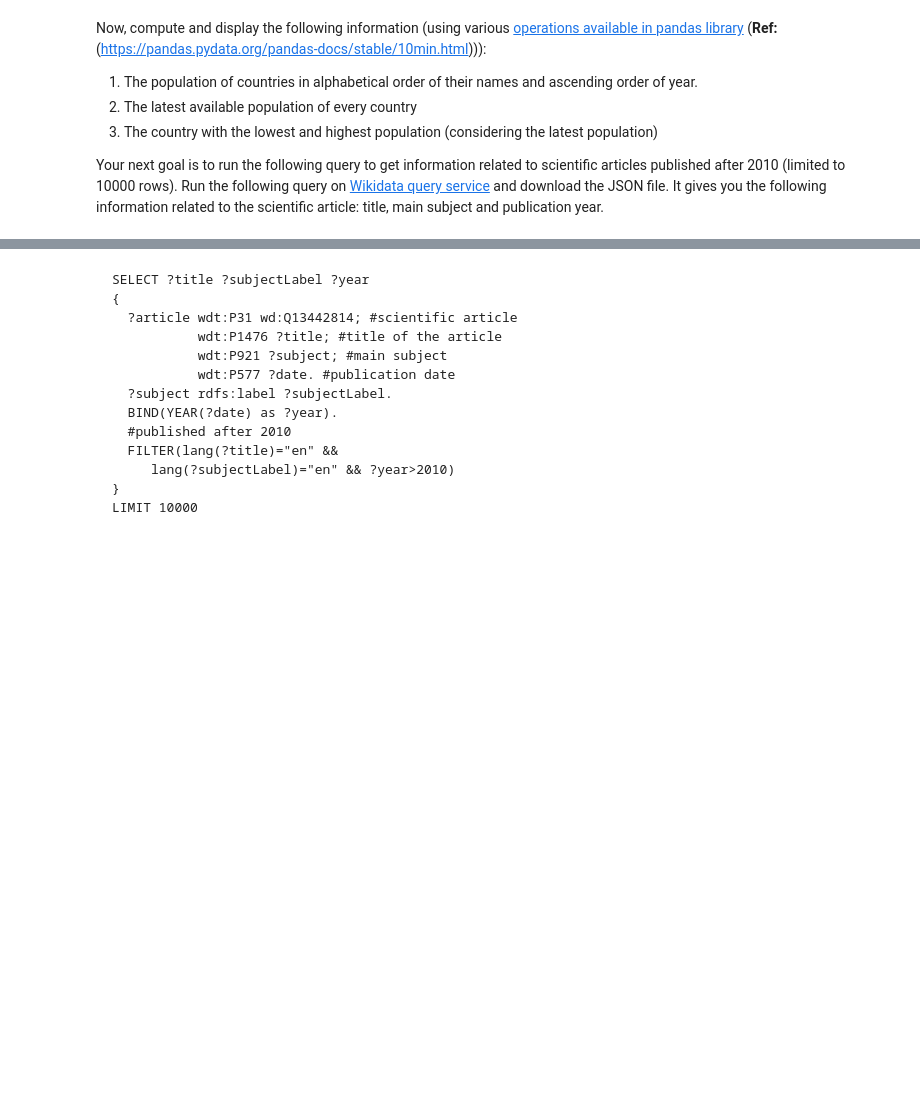
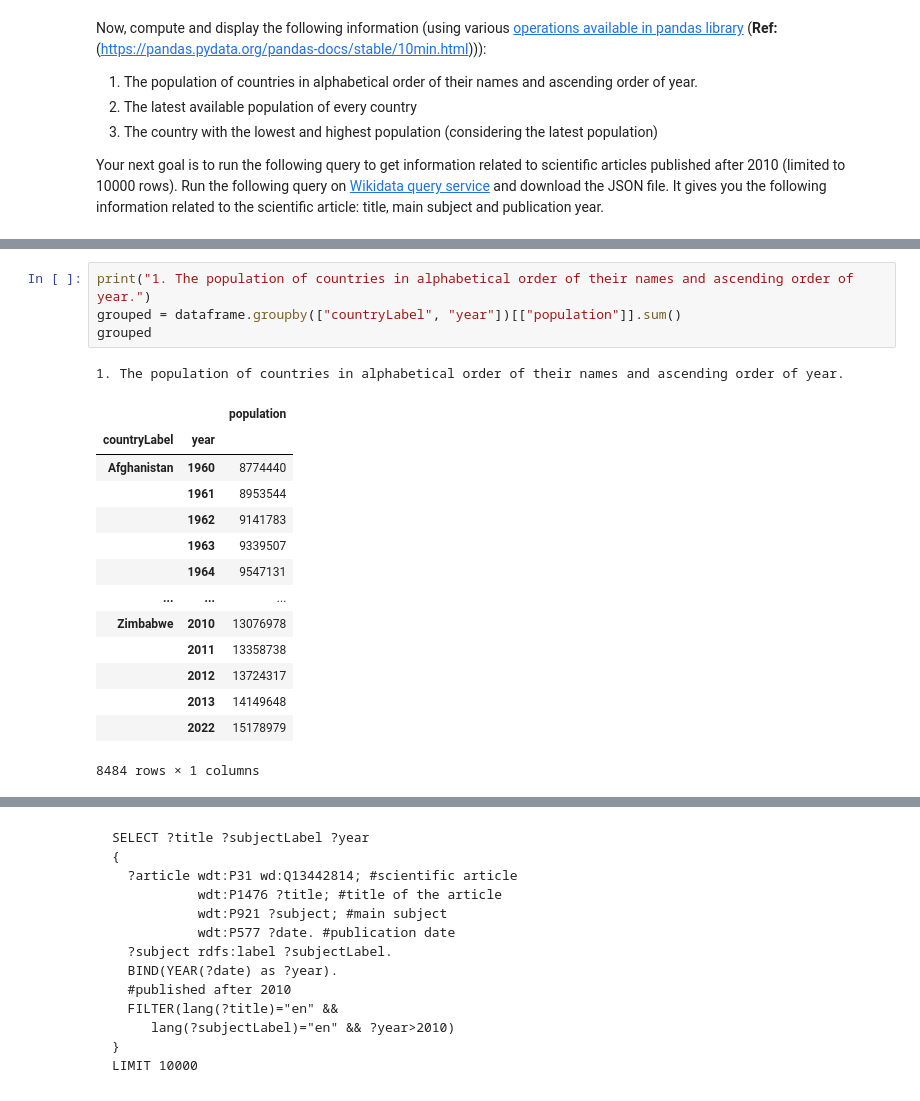
Before and after one commit to Foxlider/MachineLearning, a Jupyter notebook: en/practical1/practical1.ipynb, the cells around one changed output, grey strips where cells are left out. Cells and saved outputs as stored; diff of their text form; blank space fills up the shorter version.

```diff
--- a/en/practical1/practical1.ipynb
+++ b/en/practical1/practical1.ipynb
@@ -394,0 +736,20 @@ article: title, main subject and publication year.
+# %%
+print("1. The population of countries in alphabetical order of their names and ascending order of year.")
+grouped = dataframe.groupby(["countryLabel", "year"])[["population"]].sum()
+grouped
+# %% [output]
+1. The population of countries in alphabetical order of their names and ascending order of year.
+|  |  | population |
+| countryLabel | year |  |
+| Afghanistan | 1960 | 8774440 |
+|  | 1961 | 8953544 |
+|  | 1962 | 9141783 |
+|  | 1963 | 9339507 |
+|  | 1964 | 9547131 |
+| ... | ... | ... |
+| Zimbabwe | 2010 | 13076978 |
+|  | 2011 | 13358738 |
+|  | 2012 | 13724317 |
+|  | 2013 | 14149648 |
+|  | 2022 | 15178979 |
+8484 rows × 1 columns
```
Also changed, not shown: parts of 38 cells of this notebook, 1 other file.
